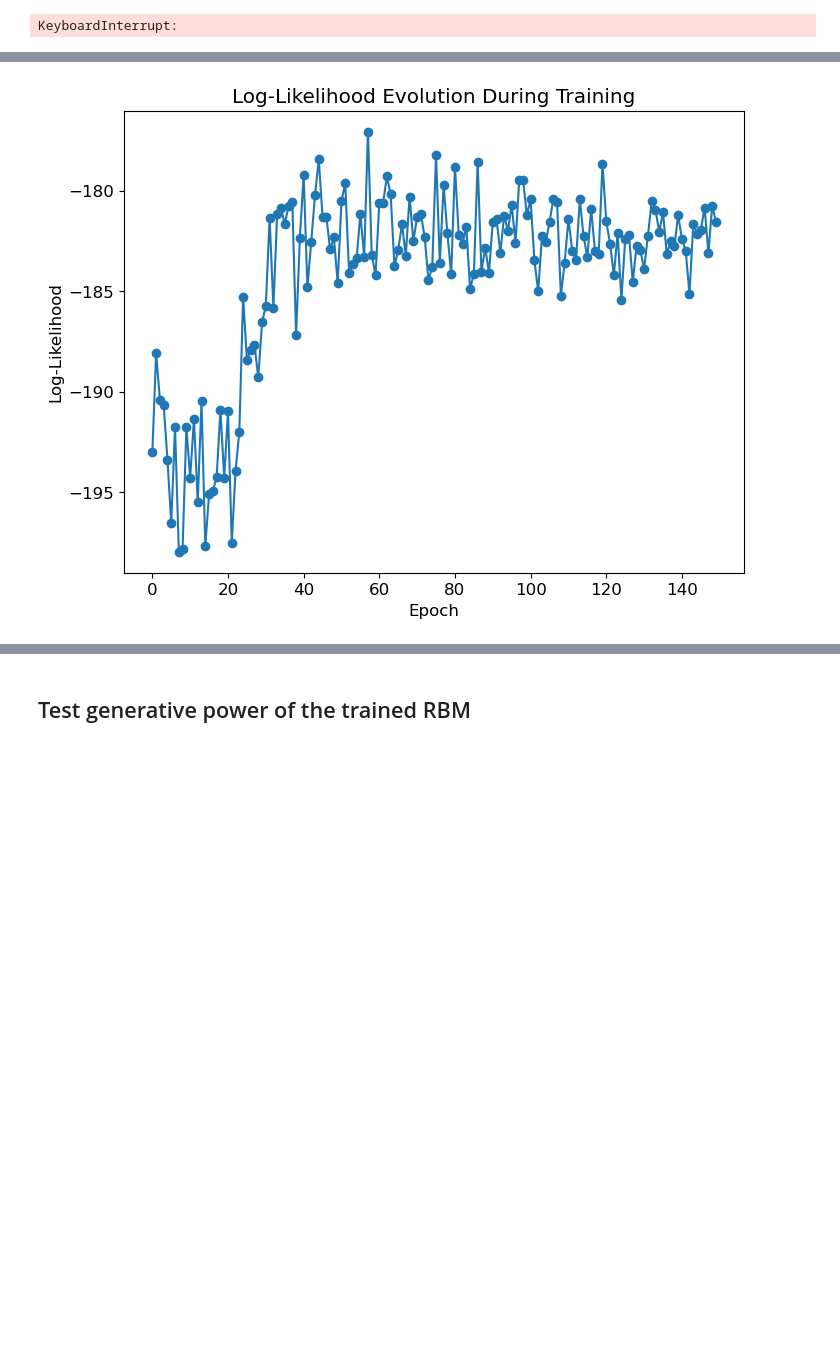
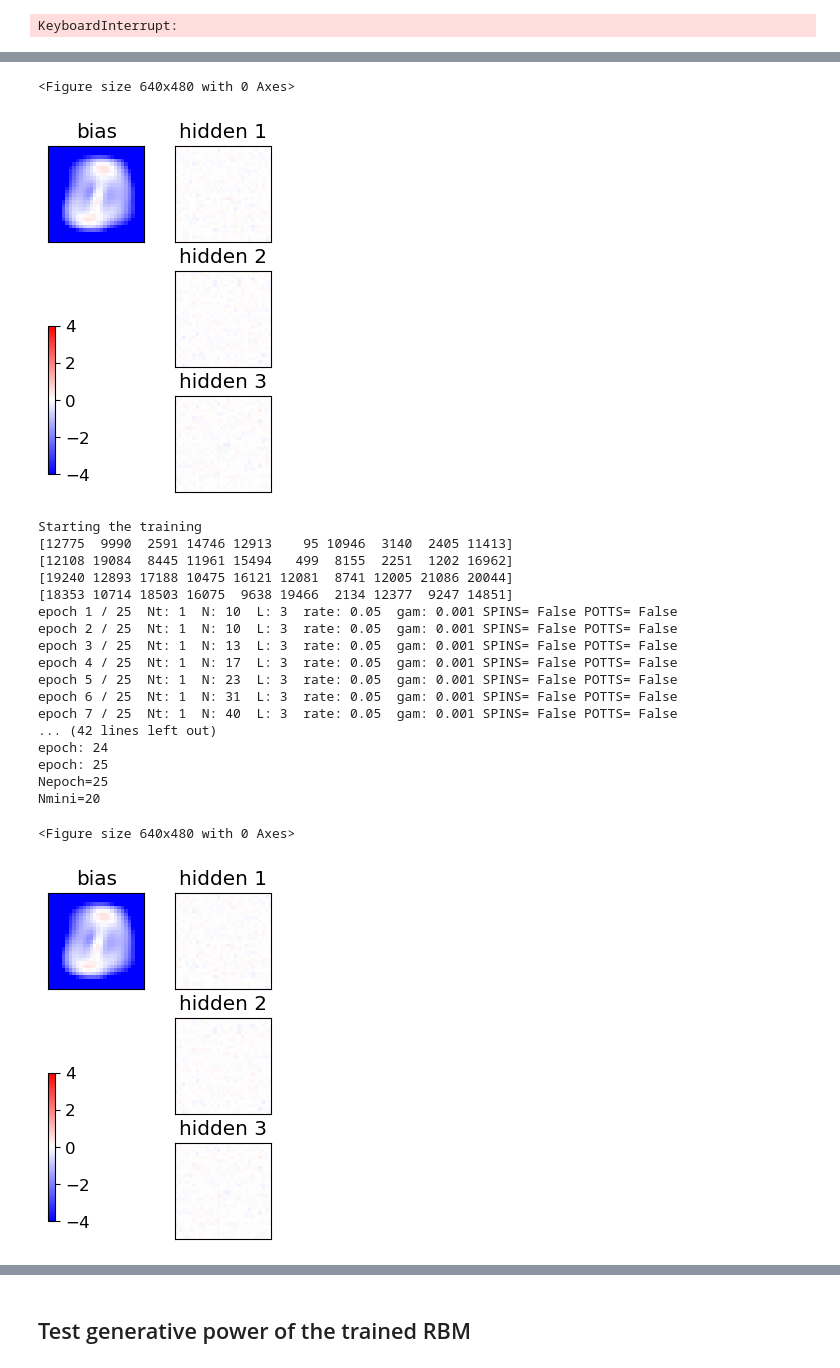
Before and after one commit to sebastianwyz/LCP-B, a Jupyter notebook: RBM-Baiesi.ipynb, the cells around one changed output, grey strips where cells are left out. Cells and saved outputs as stored; diff of their text form; code cells hidden in the pictures; blank space fills up the shorter version.

Commit message:
lkl with CD steps

```diff
--- a/RBM-Baiesi.ipynb
+++ b/RBM-Baiesi.ipynb
@@ -565,15 +498,16 @@ def lkl(data, w, a, b, Nd, binary):
 
     z_matrix = np.array(list(itertools.product([0, 1], repeat=L))) #Set of all the possible configurations of the L hidden variables
 
-    #epsilon=1e-14
-    #q_values = []
-    log_likelihood=0
-    H_val=[]
-    '''for z,i in zip(z_matrix,range(len(z_matrix))): #Computes q as the average over i of 1+H_i
-        H_val.append(a + np.dot(w, z))
-        q_values.append(np.mean(1 + np.exp(H_val[i])))
+    '''epsilon=1e-14
+    q_values = []
+    H_val1=[]
+    for z,i in zip(z_matrix,range(len(z_matrix))): #Computes q as the average over i of 1+H_i
+        H_val1.append(a + np.dot(w, z))
+        q_values.append(np.mean(1 + np.exp(H_val1[i])))
     q = np.mean(q_values)  # Average over visible units''' #Using q as average of 1+H_i over i won't work because we'll get errors related to log(0) computation, and if we
     #try to cprrect them via computing log(0+epsilon) we get completely different results because that 0 is like 1e-320 so 1e-320 + epsilon is basically epsilon
+
+    log_likelihood=0
     q=1
     for (x,j) in zip(data,range(len(data))):  #Iterate the likelihood computattion over all the images (of 0, 1, 2) of the mnist dataset
         z_sum = 0.0
@@ -581,10 +515,11 @@ def lkl(data, w, a, b, Nd, binary):
 
         if binary:
             for z,i in zip(z_matrix,range(len(z_matrix))):
+                H_val=a + np.dot(w, z)
                 G_val = np.exp(np.dot(z, b))
-                prod_term = np.prod((1 + np.exp(H_val[i])) / q)
+                prod_term = np.prod((1 + np.exp(H_val)) / q)
                 z_sum += G_val * prod_term
-                energy += G_val * np.exp(np.dot(H_val[i], x)) # Energy term for the data point x
+                energy += G_val * np.exp(np.dot(H_val, x)) # Energy term for the data point x
 
             part_funct = Nd * np.log(q) + np.log(z_sum+epsilon)
             if(j==(len(data[-1]))):
@@ -598,19 +533,24 @@ def lkl(data, w, a, b, Nd, binary):
 
     return log_likelihood/len(data) #compute the average likelihood of the images
 
-file = open("intermediate_calculations2.txt",'a')
-log_likelihood_values = np.zeros(Nepoch+1)
-for epoch in range(1,Nepoch+1): #We want to see how the likelihood evolves during training --> we iterate its calculation over the epochs
-    print(f'epoch: {epoch}')
-    line=f'\n\nnew epoch: {epoch}\n'
+
+with open("intermediate_calculations2.txt", "w") as file:
+    pass  # This clears the content and closes the file
+file = open("intermediate_calculations2.txt",'a') # Open the file in append mode to write lines
+steps=[1,7]
+lkl_list=[]
+
+for step in steps:
+    line = f'\n\nnew step: {step}\n'
     file.write(line)
-    log_likelihood_values[epoch] = lkl(data, wE[epoch], aE[epoch], bE[epoch],D,binary)
+    log_likelihood_values = np.zeros(Nepoch+1)
+    wE, aE, bE, = RBM_train(step, Nepoch=25, Nmini=20, plot=False)
+    for epoch in range(1, Nepoch + 1):
+        print(f'epoch: {epoch}')
+        line = f'\n\nnew epoch: {epoch}\n'
+        file.write(line)
+        log_likelihood_values[epoch] = lkl(data, wE[epoch], aE[epoch], bE[epoch], D, binary)
+    lkl_list.append(log_likelihood_values[1:])
+
 file.close()
-
-plt.figure(figsize=(8, 6))
-plt.plot(np.arange(Nepoch), log_likelihood_values[1:], marker='o', linestyle='-')
-plt.xlabel('Epoch')
-plt.ylabel('Log-Likelihood')
-plt.title('Log-Likelihood Evolution During Training')
-plt.show()
 # %% [output]
@@ -634 +559,21 @@ epoch: 150
+<Figure size 640x480 with 0 Axes>
-[figure, old version]
+[figure, new version]
+Starting the training
+[12775  9990  2591 14746 12913    95 10946  3140  2405 11413]
+[12108 19084  8445 11961 15494   499  8155  2251  1202 16962]
+[19240 12893 17188 10475 16121 12081  8741 12005 21086 20044]
+[18353 10714 18503 16075  9638 19466  2134 12377  9247 14851]
+epoch 1 / 25  Nt: 1  N: 10  L: 3  rate: 0.05  gam: 0.001 SPINS= False POTTS= False
+epoch 2 / 25  Nt: 1  N: 10  L: 3  rate: 0.05  gam: 0.001 SPINS= False POTTS= False
+epoch 3 / 25  Nt: 1  N: 13  L: 3  rate: 0.05  gam: 0.001 SPINS= False POTTS= False
+epoch 4 / 25  Nt: 1  N: 17  L: 3  rate: 0.05  gam: 0.001 SPINS= False POTTS= False
+epoch 5 / 25  Nt: 1  N: 23  L: 3  rate: 0.05  gam: 0.001 SPINS= False POTTS= False
+epoch 6 / 25  Nt: 1  N: 31  L: 3  rate: 0.05  gam: 0.001 SPINS= False POTTS= False
+epoch 7 / 25  Nt: 1  N: 40  L: 3  rate: 0.05  gam: 0.001 SPINS= False POTTS= False
+... (42 lines left out)
+epoch: 24
+epoch: 25
+Nepoch=25
+Nmini=20
+<Figure size 640x480 with 0 Axes>
+[figure, added]
```
Also changed, not shown: parts of 3 cells of this notebook.
